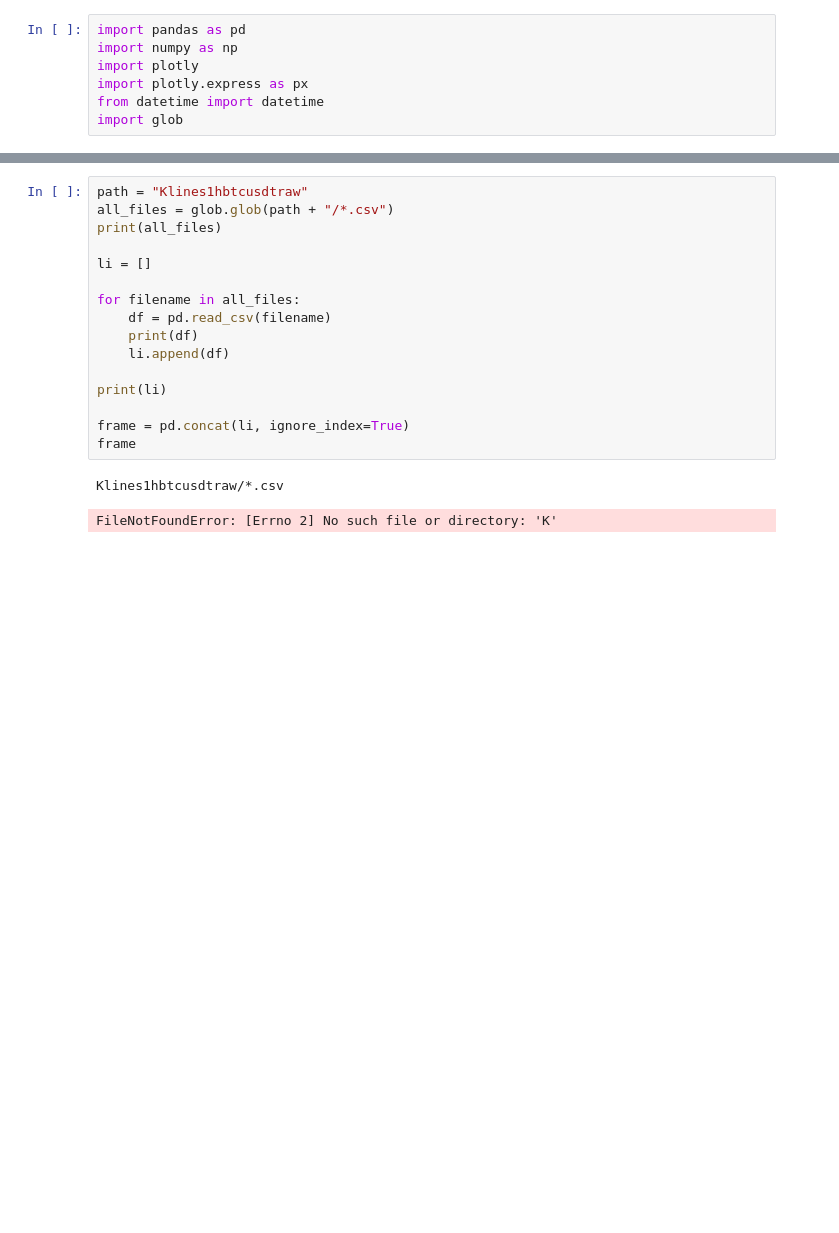
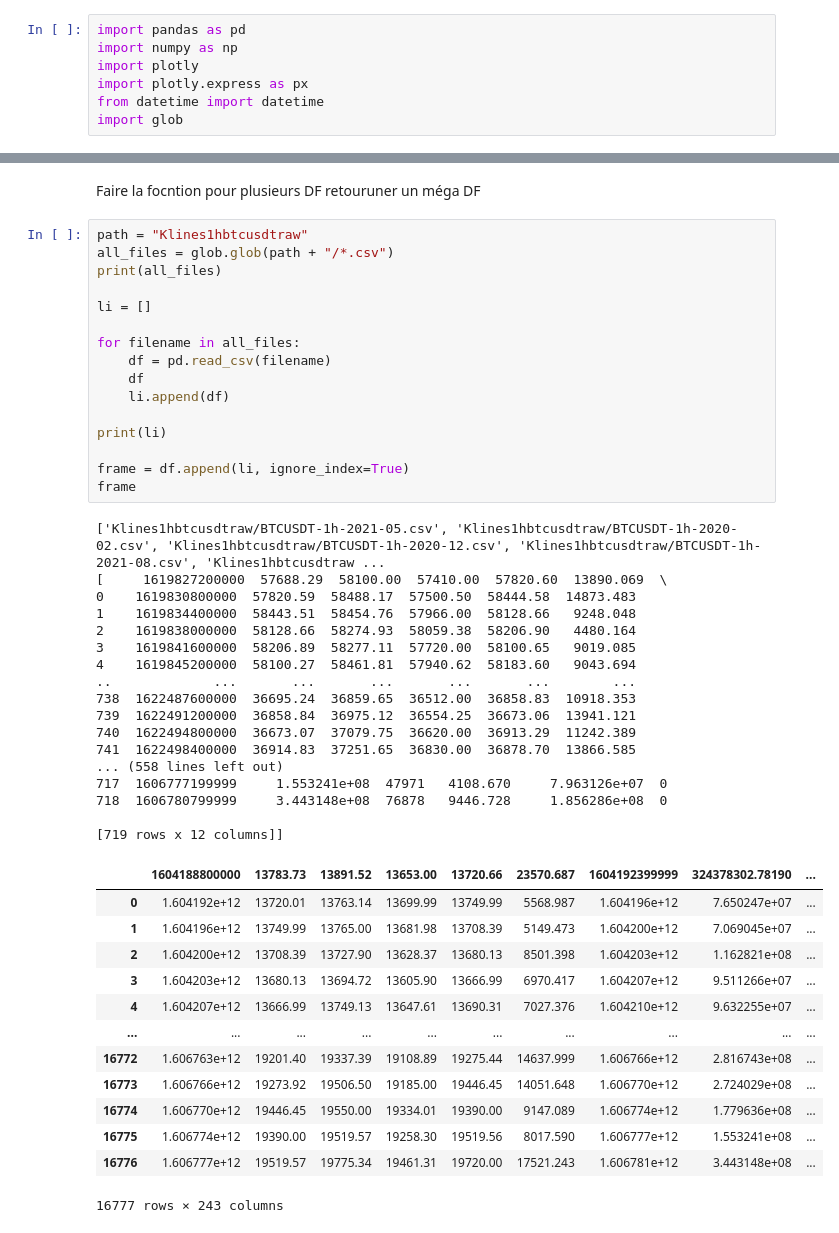
Before and after one commit to Steinbloum/btcanal, a Jupyter notebook: bigdata.ipynb, the cells around one changed output, grey strips where cells are left out. Cells and saved outputs as stored; diff of their text form; blank space fills up the shorter version.

```diff
--- a/bigdata.ipynb
+++ b/bigdata.ipynb
@@ -12,19 +74,49 @@ Define DF from files
+# %% [markdown]
+Faire la focntion pour plusieurs DF retouruner un méga DF
 # %%
 path = "Klines1hbtcusdtraw"
 all_files = glob.glob(path + "/*.csv")
 print(all_files)
 
 li = []
 
 for filename in all_files:
     df = pd.read_csv(filename)
-    print(df)
+    df
     li.append(df)
 
 print(li)
 
-frame = pd.concat(li, ignore_index=True)
+frame = df.append(li, ignore_index=True)
 frame
 # %% [output]
-Klines1hbtcusdtraw/*.csv
+['Klines1hbtcusdtraw/BTCUSDT-1h-2021-05.csv', 'Klines1hbtcusdtraw/BTCUSDT-1h-2020-02.csv', 'Klines1hbtcusdtraw/BTCUSDT-1h-2020-12.csv', 'Klines1hbtcusdtraw/BTCUSDT-1h-2021-08.csv', 'Klines1hbtcusdtraw ...
+[     1619827200000  57688.29  58100.00  57410.00  57820.60  13890.069  \
+0    1619830800000  57820.59  58488.17  57500.50  58444.58  14873.483
+1    1619834400000  58443.51  58454.76  57966.00  58128.66   9248.048
+2    1619838000000  58128.66  58274.93  58059.38  58206.90   4480.164
+3    1619841600000  58206.89  58277.11  57720.00  58100.65   9019.085
+4    1619845200000  58100.27  58461.81  57940.62  58183.60   9043.694
+..             ...       ...       ...       ...       ...        ...
+738  1622487600000  36695.24  36859.65  36512.00  36858.83  10918.353
+739  1622491200000  36858.84  36975.12  36554.25  36673.06  13941.121
+740  1622494800000  36673.07  37079.75  36620.00  36913.29  11242.389
+741  1622498400000  36914.83  37251.65  36830.00  36878.70  13866.585
+... (558 lines left out)
+717  1606777199999     1.553241e+08  47971   4108.670     7.963126e+07  0
+718  1606780799999     3.443148e+08  76878   9446.728     1.856286e+08  0
+
+[719 rows x 12 columns]]
+|  | 1604188800000 | 13783.73 | 13891.52 | 13653.00 | 13720.66 | 23570.687 | 1604192399999 | 324378302.78190 | ... |
+| 0 | 1.604192e+12 | 13720.01 | 13763.14 | 13699.99 | 13749.99 | 5568.987 | 1.604196e+12 | 7.650247e+07 | ... |
+| 1 | 1.604196e+12 | 13749.99 | 13765.00 | 13681.98 | 13708.39 | 5149.473 | 1.604200e+12 | 7.069045e+07 | ... |
+| 2 | 1.604200e+12 | 13708.39 | 13727.90 | 13628.37 | 13680.13 | 8501.398 | 1.604203e+12 | 1.162821e+08 | ... |
+| 3 | 1.604203e+12 | 13680.13 | 13694.72 | 13605.90 | 13666.99 | 6970.417 | 1.604207e+12 | 9.511266e+07 | ... |
+| 4 | 1.604207e+12 | 13666.99 | 13749.13 | 13647.61 | 13690.31 | 7027.376 | 1.604210e+12 | 9.632255e+07 | ... |
+| ... | ... | ... | ... | ... | ... | ... | ... | ... | ... |
+| 16772 | 1.606763e+12 | 19201.40 | 19337.39 | 19108.89 | 19275.44 | 14637.999 | 1.606766e+12 | 2.816743e+08 | ... |
+| 16773 | 1.606766e+12 | 19273.92 | 19506.50 | 19185.00 | 19446.45 | 14051.648 | 1.606770e+12 | 2.724029e+08 | ... |
+| 16774 | 1.606770e+12 | 19446.45 | 19550.00 | 19334.01 | 19390.00 | 9147.089 | 1.606774e+12 | 1.779636e+08 | ... |
+| 16775 | 1.606774e+12 | 19390.00 | 19519.57 | 19258.30 | 19519.56 | 8017.590 | 1.606777e+12 | 1.553241e+08 | ... |
+| 16776 | 1.606777e+12 | 19519.57 | 19775.34 | 19461.31 | 19720.00 | 17521.243 | 1.606781e+12 | 3.443148e+08 | ... |
-FileNotFoundError: [Errno 2] No such file or directory: 'K'
+16777 rows × 243 columns
```
Also changed, not shown: parts of 2 cells of this notebook, 3 other files.
